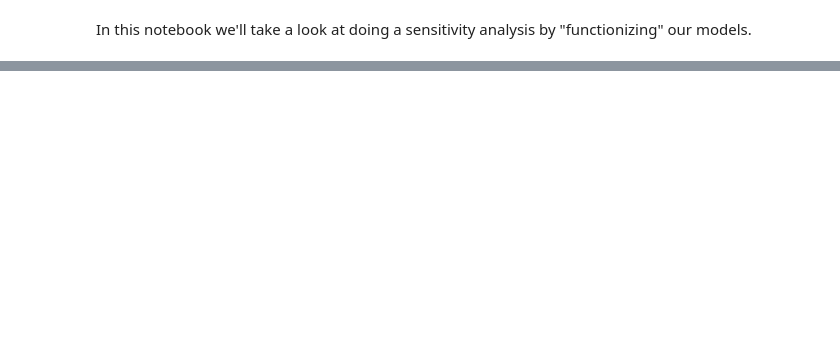
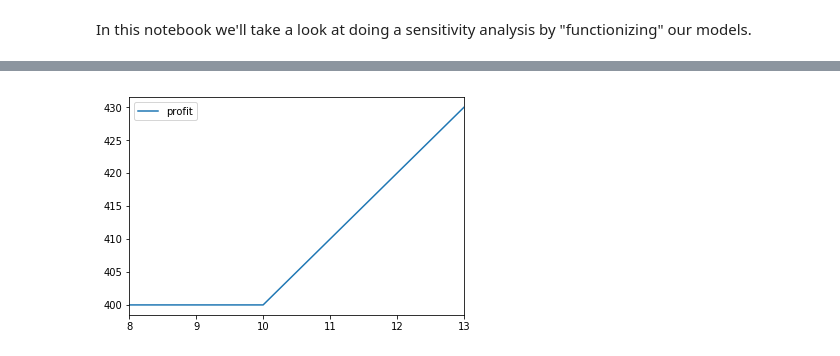
Before and after one commit to davebiagioni/optimization-modeling-info-3440, a Jupyter notebook: notebooks/pizza-lp/pizza-lp-sensitivity.ipynb, the cells around one changed output, grey strips where cells are left out. Drawn from its saved outputs; the diff is of its cells as text; code cells hidden in the pictures; blank space fills up the shorter version.

```diff
--- a/notebooks/pizza-lp/pizza-lp-sensitivity.ipynb
+++ b/notebooks/pizza-lp/pizza-lp-sensitivity.ipynb
@@ -113,0 +77,33 @@ supreme  20.0
+# %%
+import pyomo.environ as pe
+
+model = pe.AbstractModel()
+
+# Decision variables are defined by an index object rather than a list.
+model.pizza_i = pe.RangeSet(1, resources.shape[1])    # decisions are four pizza types
+model.resource_i = pe.RangeSet(1, resources.shape[0]) # there are 5 resources
+
+# Decision variables definition
+model.x = pe.Var(model.pizza_i, domain=pe.NonNegativeReals)
+
+# Model parameters.
+model.profit_coef = pe.Param(model.pizza_i, initialize=profit_dict, mutable=True)
+model.resource_coef = pe.Param(model.resource_i, model.pizza_i, initialize=resource_dict)
+model.resource_rhs = pe.Param(model.resource_i, initialize=rhs_dict)
+
+def objective_rule(model):
+    return sum(model.profit_coef[p] * model.x[p] for p in model.pizza_i)
+model.obj = pe.Objective(rule=objective_rule, sense=-1)
+
+def resource_rule(model, r):
+    return sum(model.resource_coef[r, p] * model.x[p] for p in model.pizza_i) <= model.resource_rhs[r]
+model.resource_cons = pe.Constraint(model.resource_i, rule=resource_rule)
+# %%
+plain_profits = list(range(8, 14))
+obj_list, solution_list = [], []
+instance = model.create_instance()
+for p in plain_profits:
+    instance.profit_coef[1] = p
+    instance, obj, solution = helpers.solve(instance)
+    obj_list.append(obj)
+    solution_list.append(solution)
@@ -113,0 +128,7 @@ supreme  20.0
+# %%
+%matplotlib inline
+
+obj_df = pd.DataFrame(obj_list, index=plain_profits, columns=['profit'])
+_ = obj_df.plot()
+# %% [output]
+[figure, added]
```
Also changed, not shown: parts of 18 cells of this notebook, 1 other file.
